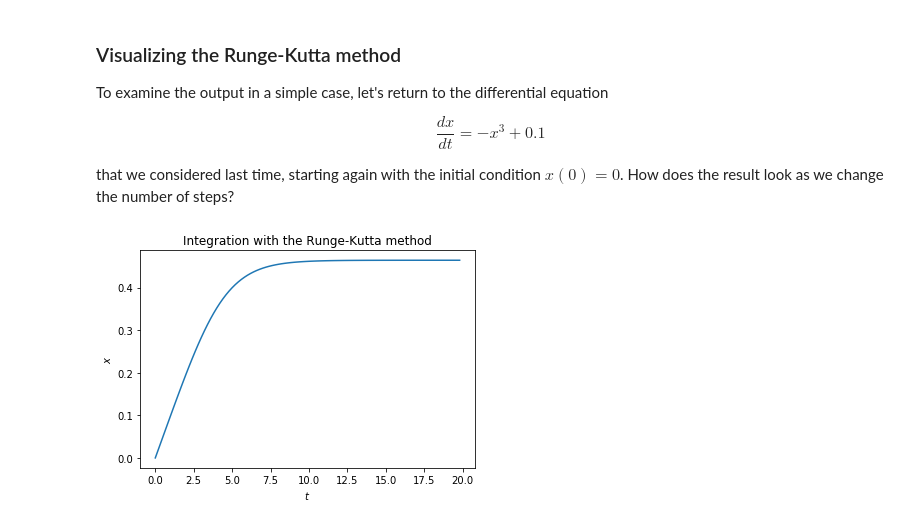
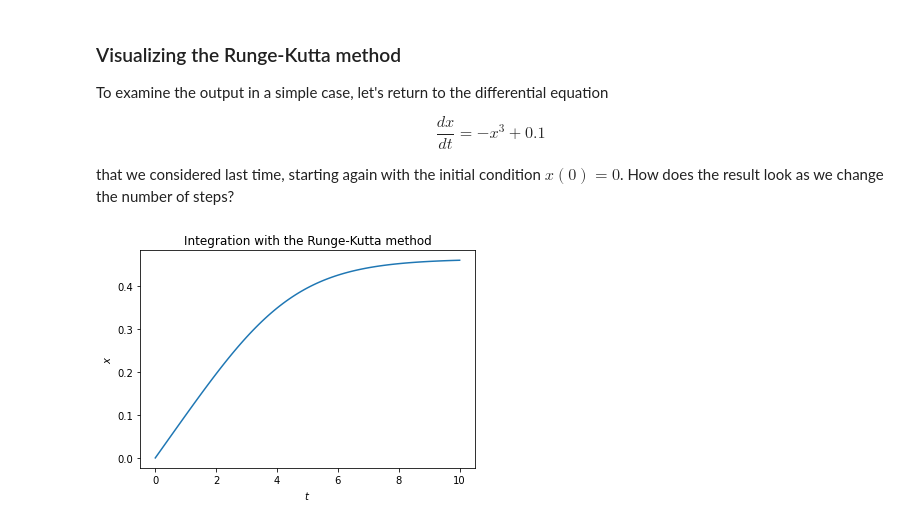
Before and after one commit to Physics177-2020/lecture-7, a Jupyter notebook: lecture-7-post.ipynb, the cells around one changed output. Cells and saved outputs as stored; diff of their text form; code cells hidden in the pictures.

```diff
--- a/lecture-7-post.ipynb
+++ b/lecture-7-post.ipynb
@@ -41,21 +23,33 @@ import numpy as np
 import seaborn as sns
 import matplotlib.pyplot as plt
 
-# Define the integration function using the second order Runge-Kutta method below
+# Define the integration function using the second order Runge-Kutta method
+# below
 
-def rk(f, x0, a, b, n):
-  dt = (b-a)/n
-  t_values = np.arange(a, b, dt)
+def rk(f, x0, a, b, n_points):
+  # define the time step
+  dt = (b - a)/n_points
+
+  # make variables to hold times, x values
+  t_values = np.arange(a, b+dt, dt)
   x_values = []
+  x_current = x0
 
-  x_current = x0
+  # integrate over time
   for t in t_values:
+
+    # store current value of the function
     x_values.append(x_current)
-    k1 = dt * f(x_current, t)
-    k2 = dt * f(x_current + (dt * k1 / 2), t + (dt / 2))
+
+    # compute k1, k2
+    k1 = dt * f(x_current, t) / 2
+    k2 = dt * f(x_current + k1, t + dt/2)
+
+    # update the function
     x_current = x_current + k2
 
-  return x_values, t_values
+  # return the result
+  return t_values, x_values
 # %% [markdown]
 ### Visualizing the Runge-Kutta method
 
@@ -67,17 +61,17 @@ that we considered last time, starting again with the initial condition $x(0) =
 # %%
 # Define the function and perform the integration
 
 def f(x, t):
-  return -x**3 + 0.1
+  return -(x**3) + 0.1
 
-x, t = rk(f, 0, 0, 20, 100)
+t_vals, x_vals = rk(f, 0, 0, 10, 100)
 
-sns.lineplot(t, x)
+sns.lineplot(t_vals, x_vals)
 plt.xlabel(r'$t$')
 plt.ylabel(r'$x$')
 plt.title("Integration with the Runge-Kutta method");
 # %% [output]
-[figure, old version]
+[figure, new version]
 # %% [markdown]
 ### Applying the Runge-Kutta method to a real example
 
```
Also changed, not shown: parts of 5 cells of this notebook.
